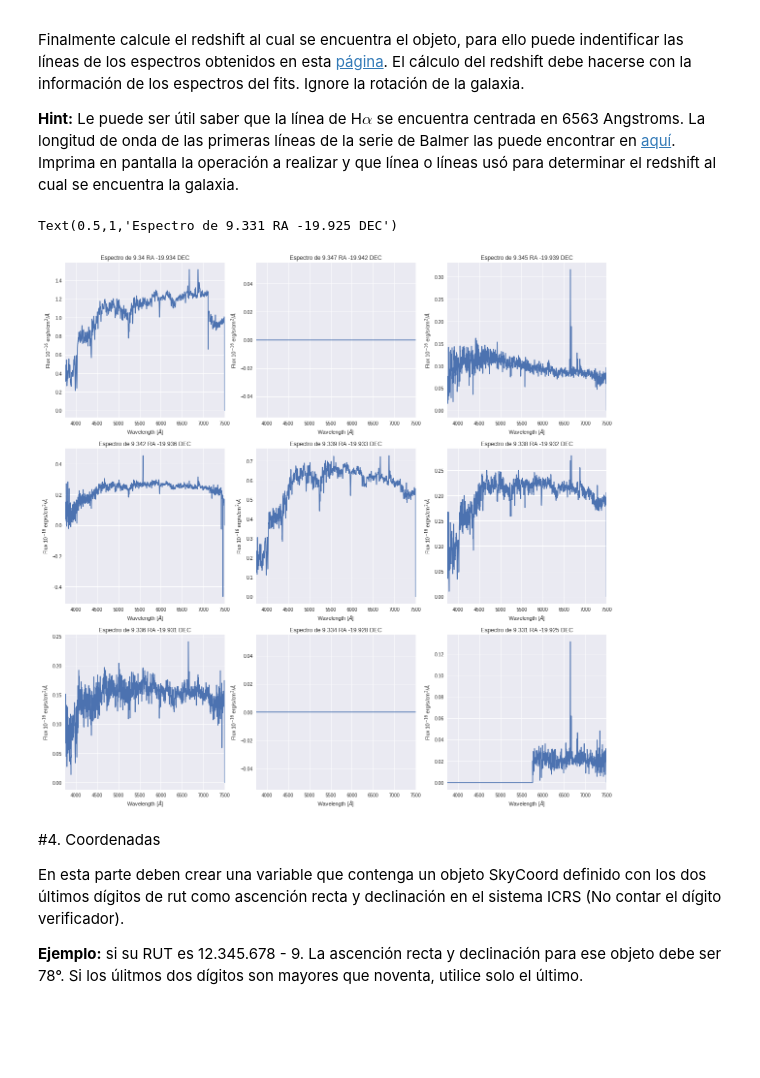
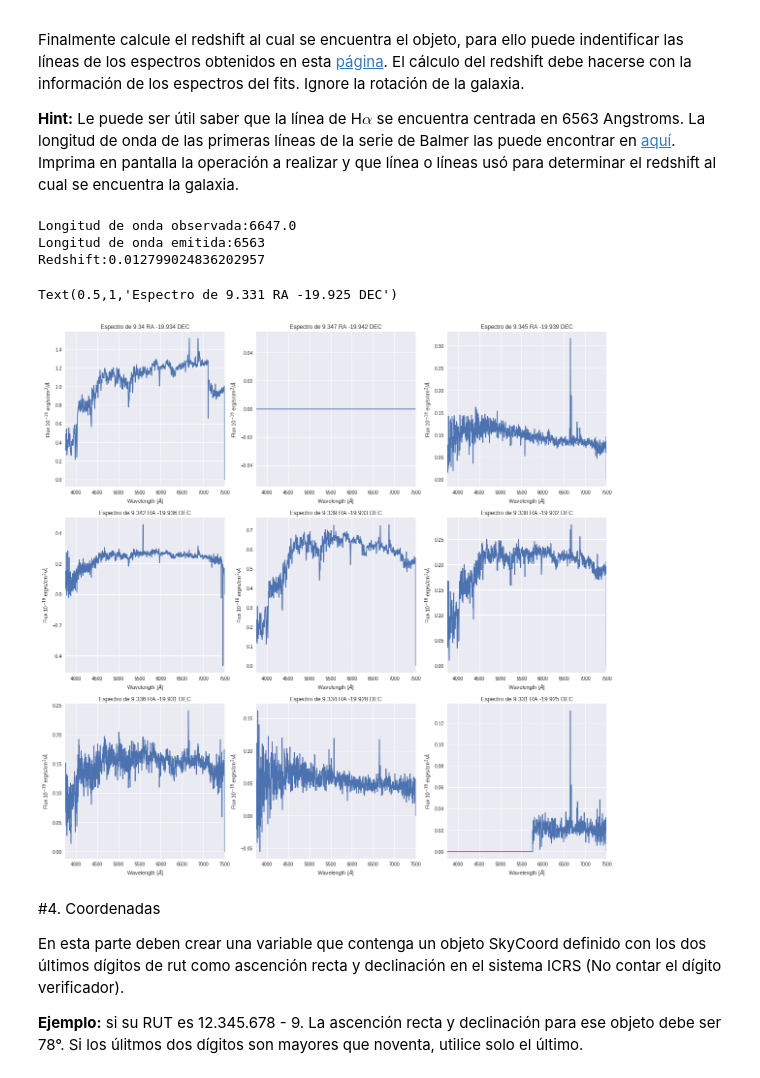
Before and after one commit to chenriquezb/minitarea4, a Jupyter notebook: minitarea4.ipynb, the cells around one changed output. Saved outputs shown, nothing was run; the diff lists cells and outputs as text; code cells hidden in the pictures; blank space fills up the shorter version.

```diff
--- a/minitarea4.ipynb
+++ b/minitarea4.ipynb
@@ -178,6 +178,12 @@ plt.xlabel('Wavelength [$\AA$]')
 plt.ylabel('Flux 10$^{-16}$ erg/s/cm$^2$/$\AA$')
 plt.title('Espectro de '+str(ra_1[0])+' RA '+str(dec_1[0])+' DEC')
 
+p1=data[:,cordx[8],cordy[8]] #pixel donde se ve mejor Halfa
+lobs=header['CRVAL3']+np.argmax(p1)*header['CD3_3'] #transformamos el indice a una longitud de onda
+lemit=6563                                          #long onda Halfa
+z=(lobs-lemit)/lemit                                #formula redshift
+print('Longitud de onda observada:'+str(lobs)+'\nLongitud de onda emitida:'+str(lemit))
+print ('Redshift:'+str(z))
 #como no lo tomaba como subplot, si no como ndarray lo de abajo es el 'for' a mano. Perdon por el spam
 plt.subplot(332)
 plt.plot(la,data[:,cordx[1],cordy[1]])
@@ -200,36 +206,39 @@ plt.title('Espectro de '+str(ra_1[3])+' RA '+str(dec_1[3])+' DEC')
 plt.subplot(335)
 plt.plot(la,data[:,cordx[4],cordy[4]])
 plt.xlim(3750,7500)
 plt.xlabel('Wavelength [$\AA$]')
 plt.ylabel('Flux 10$^{-16}$ erg/s/cm$^2$/$\AA$')
 plt.title('Espectro de '+str(ra_1[4])+' RA '+str(dec_1[4])+' DEC')
 plt.subplot(336)
 plt.plot(la,data[:,cordx[5],cordy[5]])
 plt.xlim(3750,7500)
 plt.xlabel('Wavelength [$\AA$]')
 plt.ylabel('Flux 10$^{-16}$ erg/s/cm$^2$/$\AA$')
 plt.title('Espectro de '+str(ra_1[5])+' RA '+str(dec_1[5])+' DEC')
 plt.subplot(337)
 plt.plot(la,data[:,cordx[6],cordy[6]])
 plt.xlim(3750,7500)
 plt.xlabel('Wavelength [$\AA$]')
 plt.ylabel('Flux 10$^{-16}$ erg/s/cm$^2$/$\AA$')
 plt.title('Espectro de '+str(ra_1[6])+' RA '+str(dec_1[6])+' DEC')
 plt.subplot(338)
-plt.plot(la,data[:,cordx[1],cordy[1]])
+plt.plot(la,data[:,cordx[7],cordy[7]])
 plt.xlim(3750,7500)
 plt.xlabel('Wavelength [$\AA$]')
 plt.ylabel('Flux 10$^{-16}$ erg/s/cm$^2$/$\AA$')
 plt.title('Espectro de '+str(ra_1[7])+' RA '+str(dec_1[7])+' DEC')
 plt.subplot(339)
 plt.plot(la,data[:,cordx[8],cordy[8]])
 plt.xlim(3750,7500)
 plt.xlabel('Wavelength [$\AA$]')
 plt.ylabel('Flux 10$^{-16}$ erg/s/cm$^2$/$\AA$')
 plt.title('Espectro de '+str(ra_1[8])+' RA '+str(dec_1[8])+' DEC')
 # %% [output]
-Text(0.5,1,'Espectro de 9.331 RA -19.925 DEC')
+Longitud de onda observada:6647.0
+Longitud de onda emitida:6563
+Redshift:0.012799024836202957
+Text(0.5,1,'Espectro de 9.331 RA -19.925 DEC')
-[figure, old version]
+[figure, new version]
 # %% [markdown]
 #4. Coordenadas
 
```
Also changed, not shown: parts of 2 cells of this notebook.
